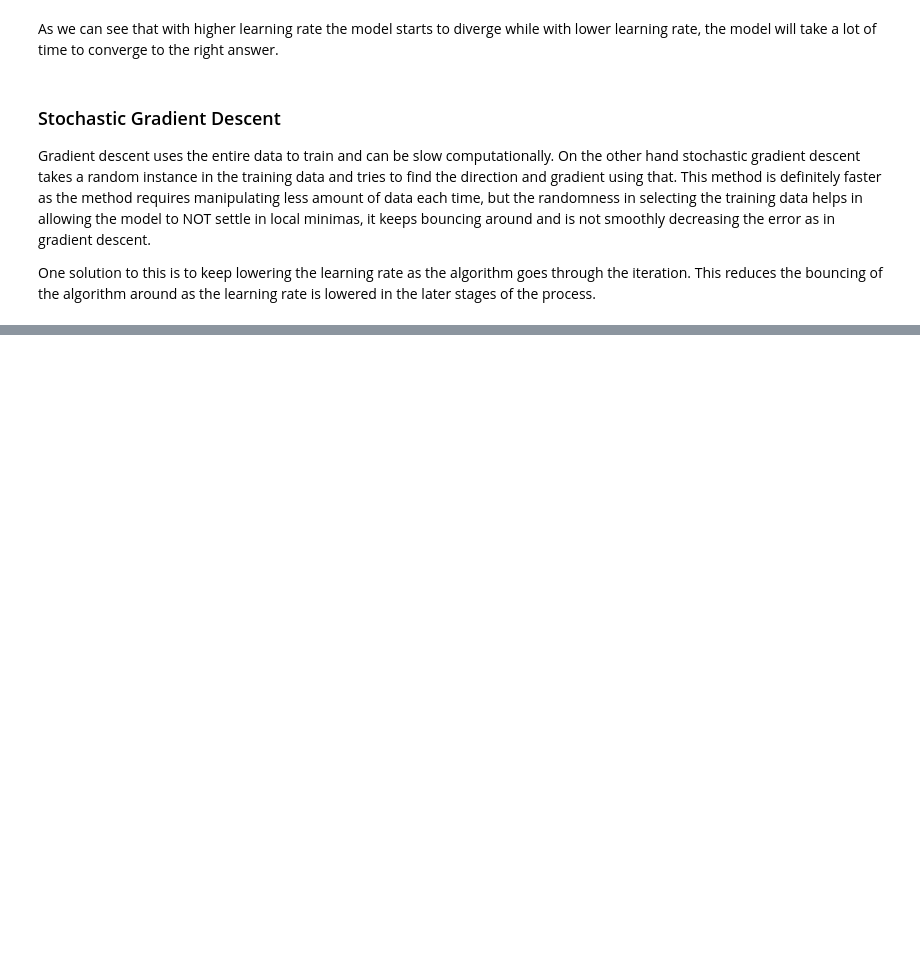
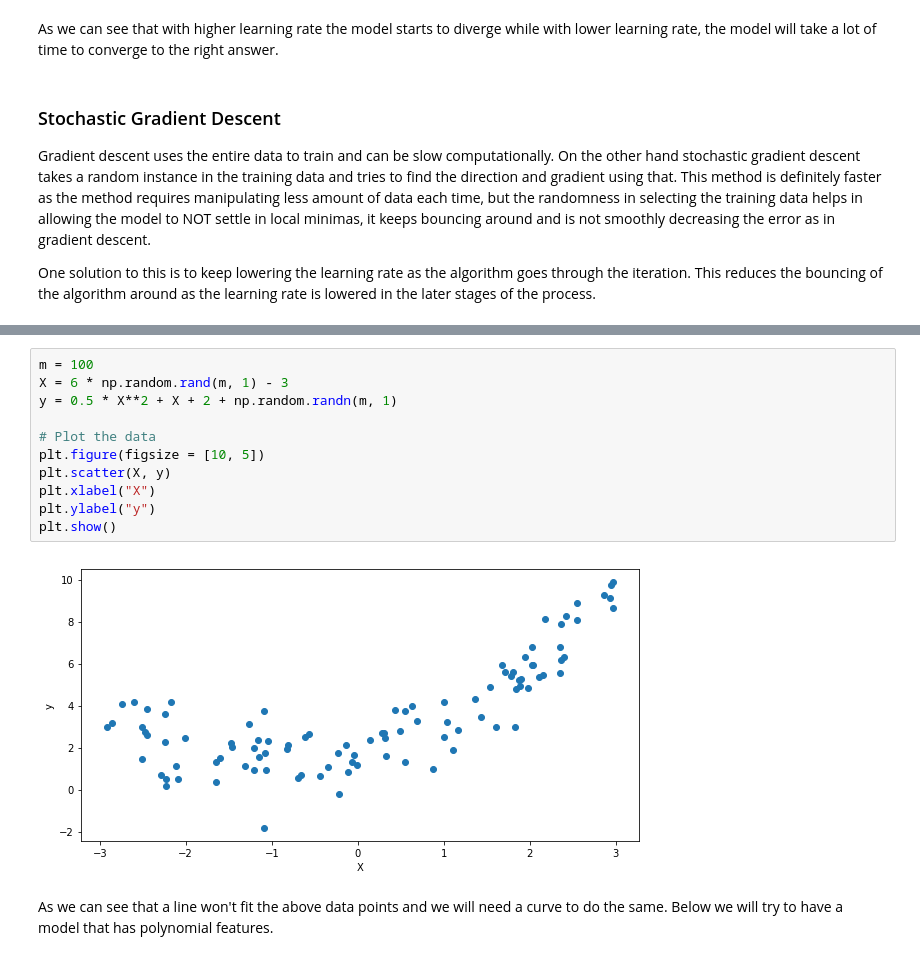
Before and after one commit to soutik/Hands-On-Machine-Learning-with-ScikitLearn-and-TensorFlow, a Jupyter notebook: 4. Training Models.ipynb, the cells around one changed output, grey strips where cells are left out. Drawn from its saved outputs; the diff is of its cells as text; blank space fills up the shorter version.

Commit message:
Added ridge, lasso and polynomial regression code

```diff
--- a/4. Training Models.ipynb
+++ b/4. Training Models.ipynb
@@ -149,0 +196,15 @@ One solution to this is to keep lowering the learning rate as the algorithm goes
+# %%
+m = 100
+X = 6 * np.random.rand(m, 1) - 3
+y = 0.5 * X**2 + X + 2 + np.random.randn(m, 1)
+
+# Plot the data
+plt.figure(figsize = [10, 5])
+plt.scatter(X, y)
+plt.xlabel("X")
+plt.ylabel("y")
+plt.show()
+# %% [output]
+[figure, added]
+# %% [markdown]
+As we can see that a line won't fit the above data points and we will need a curve to do the same.  Below we will try to have a model that has polynomial features.
```
Also changed, not shown: parts of 23 cells of this notebook.
